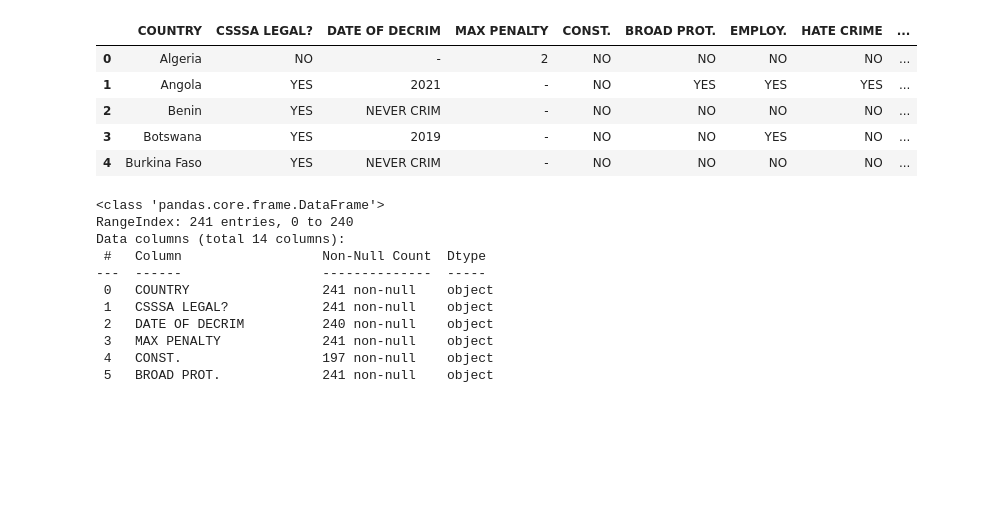
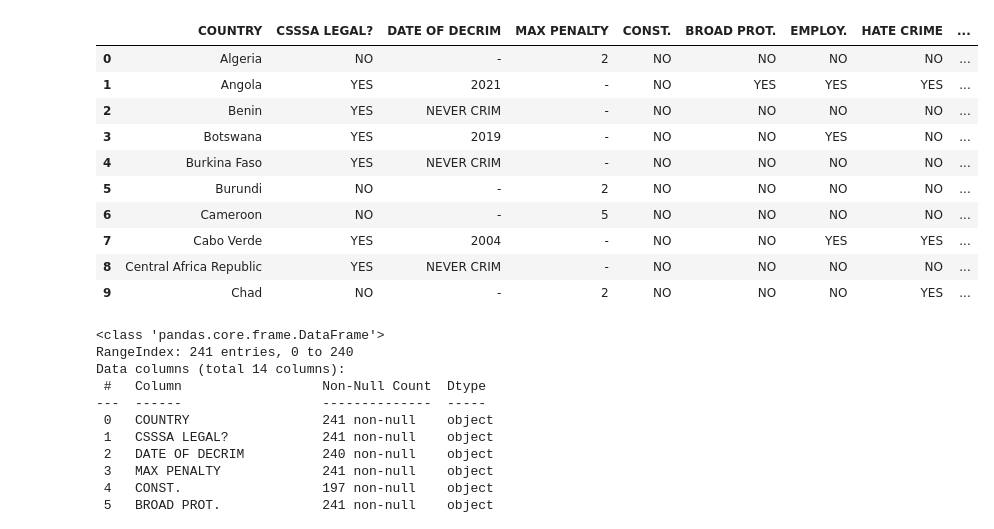
Before and after one commit to ArianaPapantonio/proyecto-da-promo-k-modulo-4-team-3, a Jupyter notebook: dataframes.ipynb, the cells around one changed output. Saved outputs shown, nothing was run; the diff lists cells and outputs as text; code cells hidden in the pictures; blank space fills up the shorter version.

```diff
--- a/proyecto_1.ipynb
+++ b/dataframes.ipynb
@@ -9,13 +12,18 @@ pd.set_option('display.max_columns', None)
 # %%
-df_omophobia = pd.read_csv('/mnt/c/Users/arian/Documents/Adalab/Modulo 4/omophobia.csv', encoding="latin1", delimiter=";")
-df_omophobia.head()
+df_omophobia = pd.read_csv('/mnt/c/Users/arian/Documents/Adalab/Modulo 4/proyecto-da-promo-k-modulo-4-team-3/files/omophobia.csv', encoding="latin1", delimiter=";")
+df_omophobia.head(10)
 # %% [output]
 |  | COUNTRY | CSSSA LEGAL? | DATE OF DECRIM | MAX PENALTY | CONST. | BROAD PROT. | EMPLOY. | HATE CRIME | ... |
 | 0 | Algeria | NO | - | 2 | NO | NO | NO | NO | ... |
 | 1 | Angola | YES | 2021 | - | NO | YES | YES | YES | ... |
 | 2 | Benin | YES | NEVER CRIM | - | NO | NO | NO | NO | ... |
 | 3 | Botswana | YES | 2019 | - | NO | NO | YES | NO | ... |
 | 4 | Burkina Faso | YES | NEVER CRIM | - | NO | NO | NO | NO | ... |
+| 5 | Burundi | NO | - | 2 | NO | NO | NO | NO | ... |
+| 6 | Cameroon | NO | - | 5 | NO | NO | NO | NO | ... |
+| 7 | Cabo Verde | YES | 2004 | - | NO | NO | YES | YES | ... |
+| 8 | Central Africa Republic | YES | NEVER CRIM | - | NO | NO | NO | NO | ... |
+| 9 | Chad | NO | - | 2 | NO | NO | NO | YES | ... |
 # %%
 df_omophobia.info()
 # %% [output]
```
Also changed, not shown: parts of 19 cells of this notebook, 11 other files.
